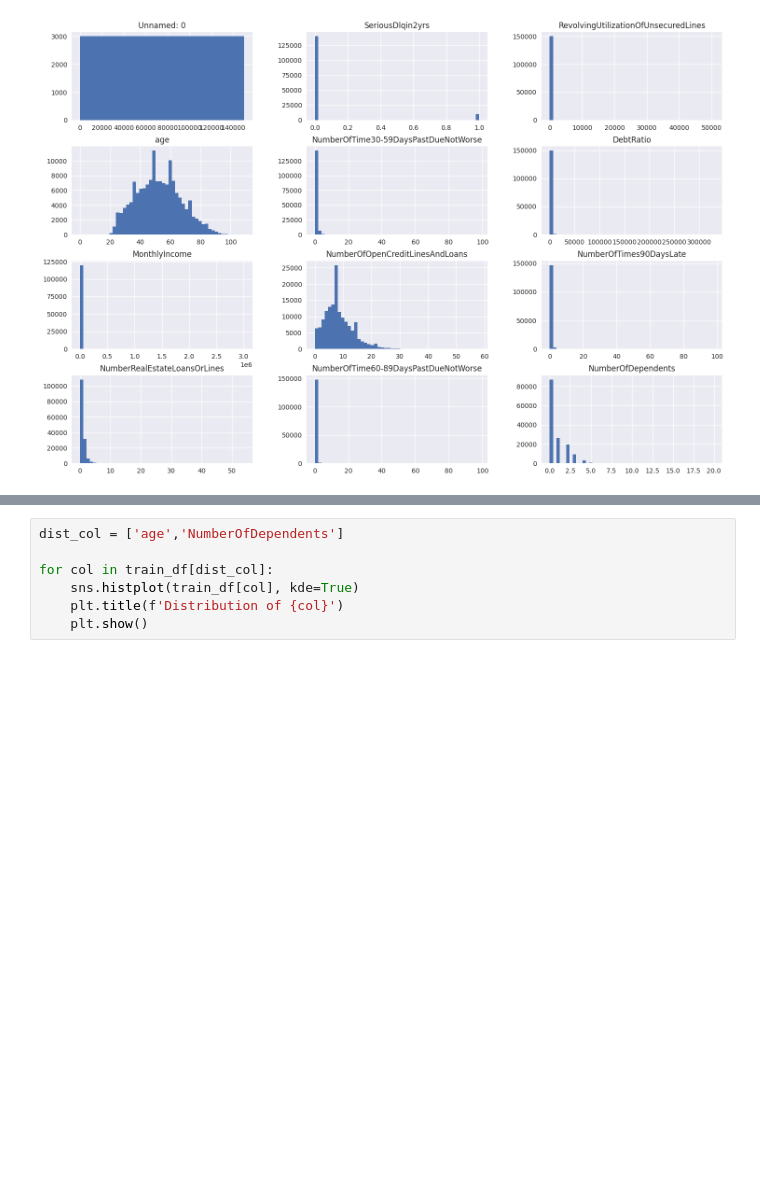
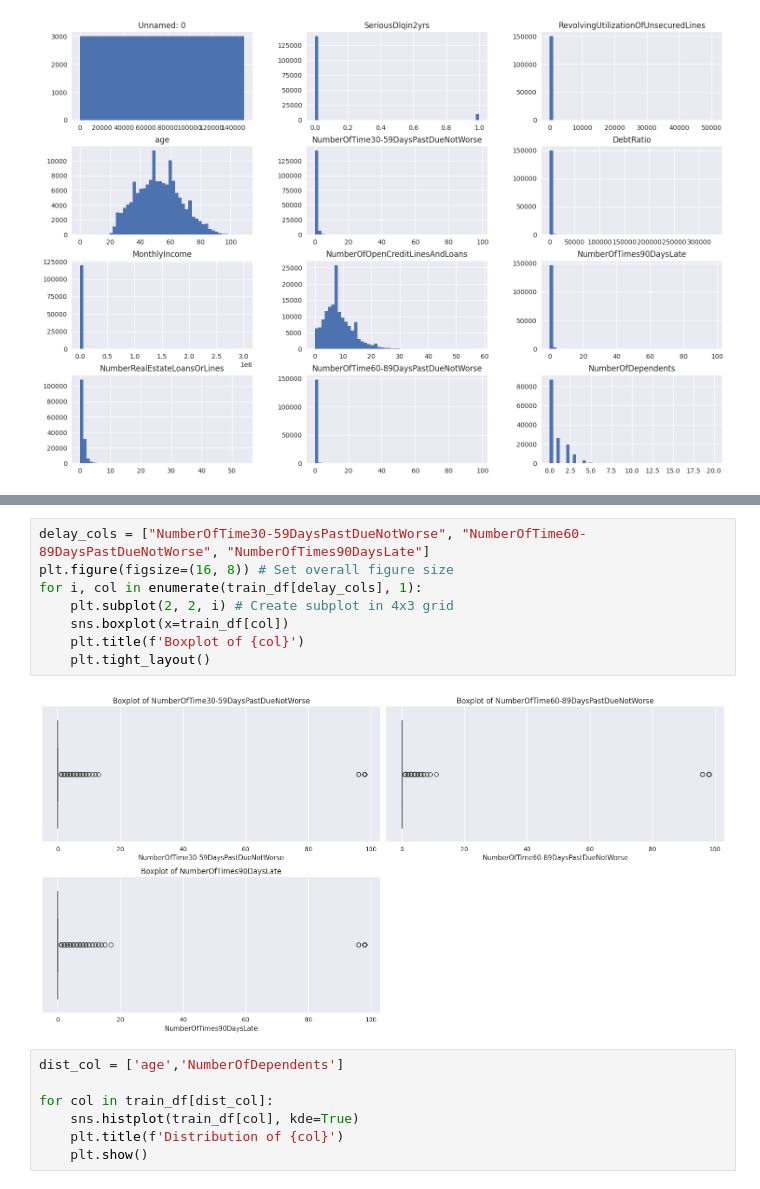
Before and after one commit to abdelmounaimTA/Credit-Risk-Analysis-PD, a Jupyter notebook: EDA_data_preprocessing.ipynb, the cells around one changed output, grey strips where cells are left out. Drawn from its saved outputs; the diff is of its cells as text; blank space fills up the shorter version.

```diff
--- a/main.ipynb
+++ b/EDA_data_preprocessing.ipynb
@@ -100,3 +102,13 @@ for i, col in enumerate(train_df[outliers_col], 1):
+# %%
+delay_cols = ["NumberOfTime30-59DaysPastDueNotWorse", "NumberOfTime60-89DaysPastDueNotWorse", "NumberOfTimes90DaysLate"]
+plt.figure(figsize=(16, 8)) # Set overall figure size
+for i, col in enumerate(train_df[delay_cols], 1):
+    plt.subplot(2, 2, i) # Create subplot in 4x3 grid
+    sns.boxplot(x=train_df[col])
+    plt.title(f'Boxplot of {col}')
+    plt.tight_layout()
+# %% [output]
+[figure, added]
 # %%
 dist_col = ['age','NumberOfDependents']
 
```
Also changed, not shown: parts of 23 cells of this notebook.
